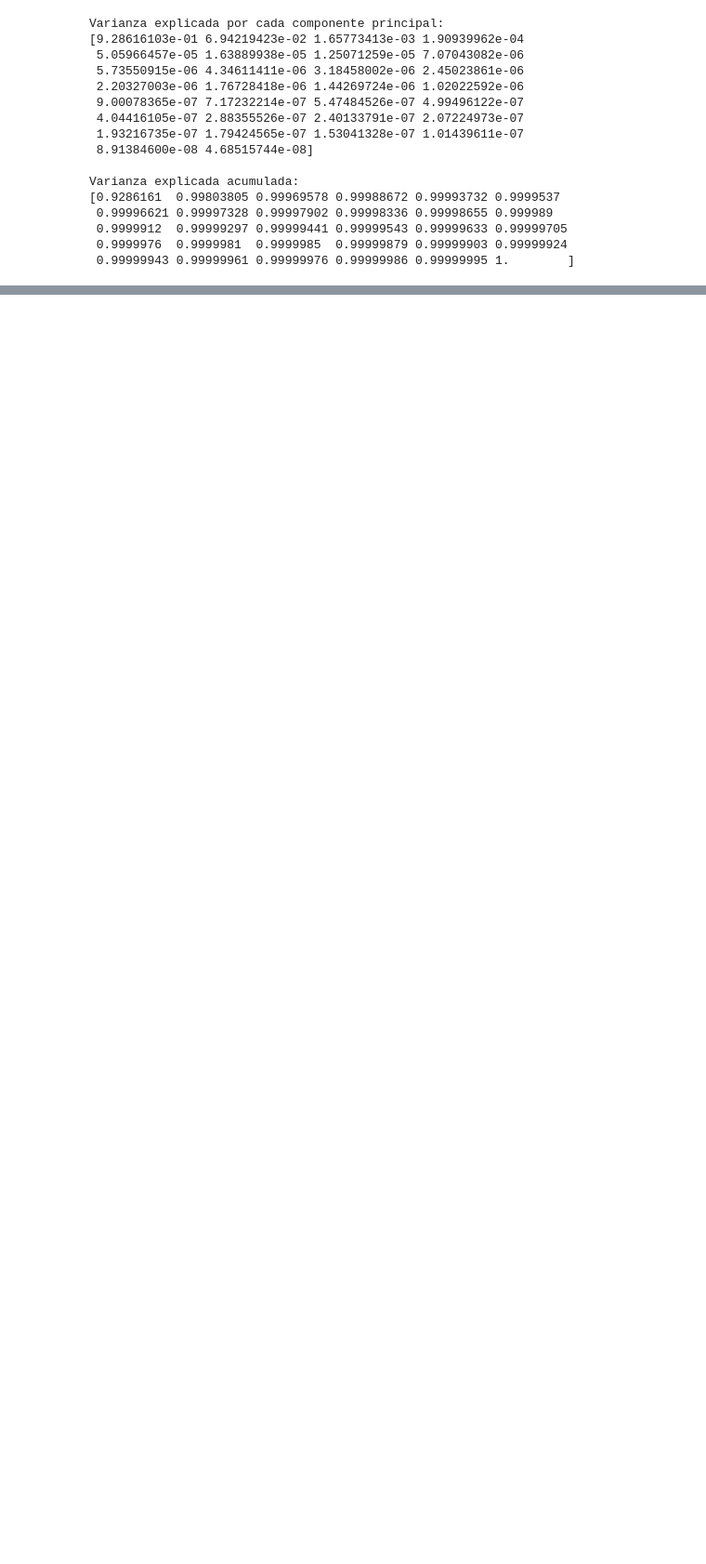
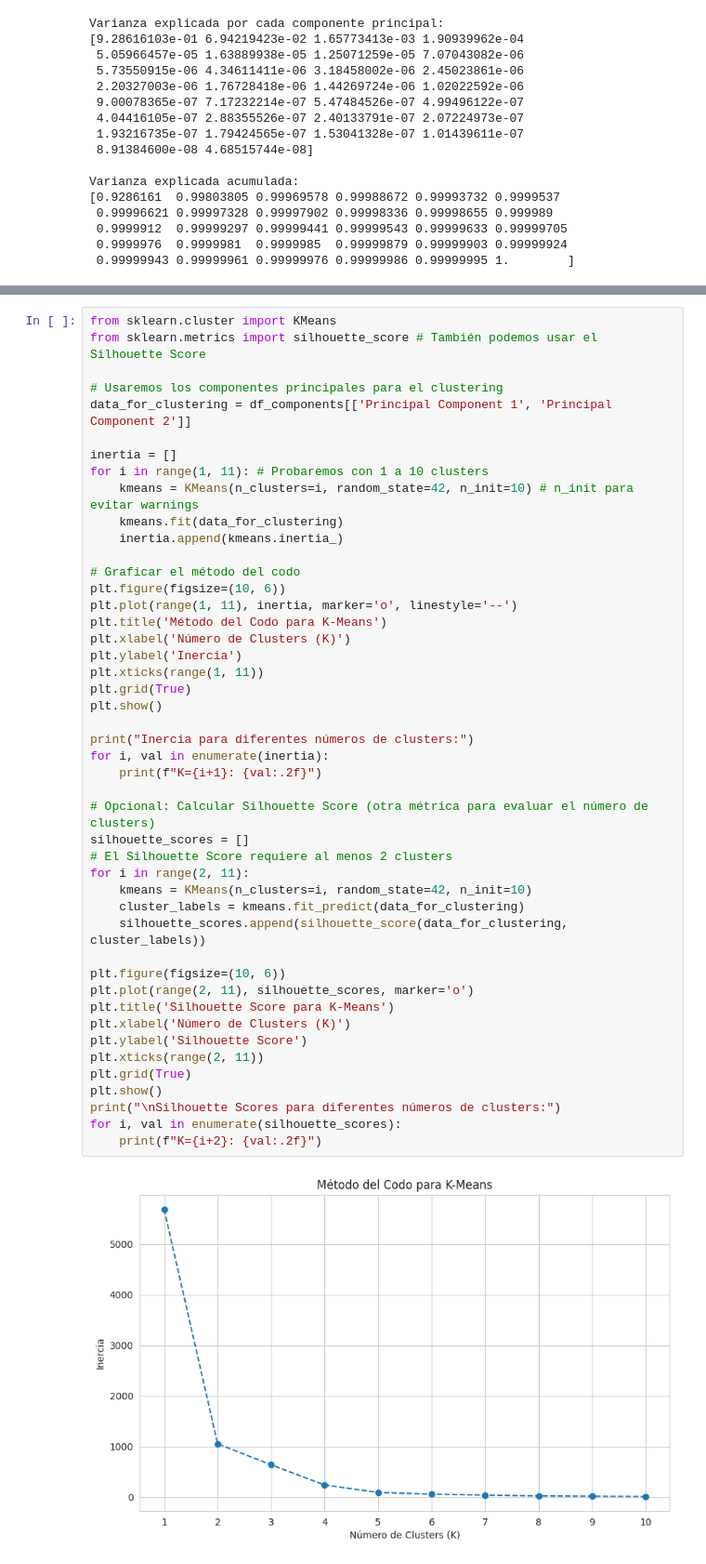
Before and after one commit to nueveonce/ProyectoCarbono, a Jupyter notebook: Proyecto_Carbono.ipynb, the cells around one changed output, grey strips where cells are left out. Shown at 93% size. Drawn from its saved outputs; the diff is of its cells as text; blank space fills up the shorter version.

```diff
--- a/Proyecto_Carbono.ipynb
+++ b/Proyecto_Carbono.ipynb
@@ -602,0 +804,48 @@ Varianza explicada acumulada:
+# %%
+from sklearn.cluster import KMeans
+from sklearn.metrics import silhouette_score # También podemos usar el Silhouette Score
+
+# Usaremos los componentes principales para el clustering
+data_for_clustering = df_components[['Principal Component 1', 'Principal Component 2']]
+
+inertia = []
+for i in range(1, 11): # Probaremos con 1 a 10 clusters
+    kmeans = KMeans(n_clusters=i, random_state=42, n_init=10) # n_init para evitar warnings
+    kmeans.fit(data_for_clustering)
+    inertia.append(kmeans.inertia_)
+
+# Graficar el método del codo
+plt.figure(figsize=(10, 6))
+plt.plot(range(1, 11), inertia, marker='o', linestyle='--')
+plt.title('Método del Codo para K-Means')
+plt.xlabel('Número de Clusters (K)')
+plt.ylabel('Inercia')
+plt.xticks(range(1, 11))
+plt.grid(True)
+plt.show()
+
+print("Inercia para diferentes números de clusters:")
+for i, val in enumerate(inertia):
+    print(f"K={i+1}: {val:.2f}")
+
+# Opcional: Calcular Silhouette Score (otra métrica para evaluar el número de clusters)
+silhouette_scores = []
+# El Silhouette Score requiere al menos 2 clusters
+for i in range(2, 11):
+    kmeans = KMeans(n_clusters=i, random_state=42, n_init=10)
+    cluster_labels = kmeans.fit_predict(data_for_clustering)
+    silhouette_scores.append(silhouette_score(data_for_clustering, cluster_labels))
+
+plt.figure(figsize=(10, 6))
+plt.plot(range(2, 11), silhouette_scores, marker='o')
+plt.title('Silhouette Score para K-Means')
+plt.xlabel('Número de Clusters (K)')
+plt.ylabel('Silhouette Score')
+plt.xticks(range(2, 11))
+plt.grid(True)
+plt.show()
+print("\nSilhouette Scores para diferentes números de clusters:")
+for i, val in enumerate(silhouette_scores):
+    print(f"K={i+2}: {val:.2f}")
+# %% [output]
+[figure, added]
```
Also changed, not shown: parts of 20 cells of this notebook.
